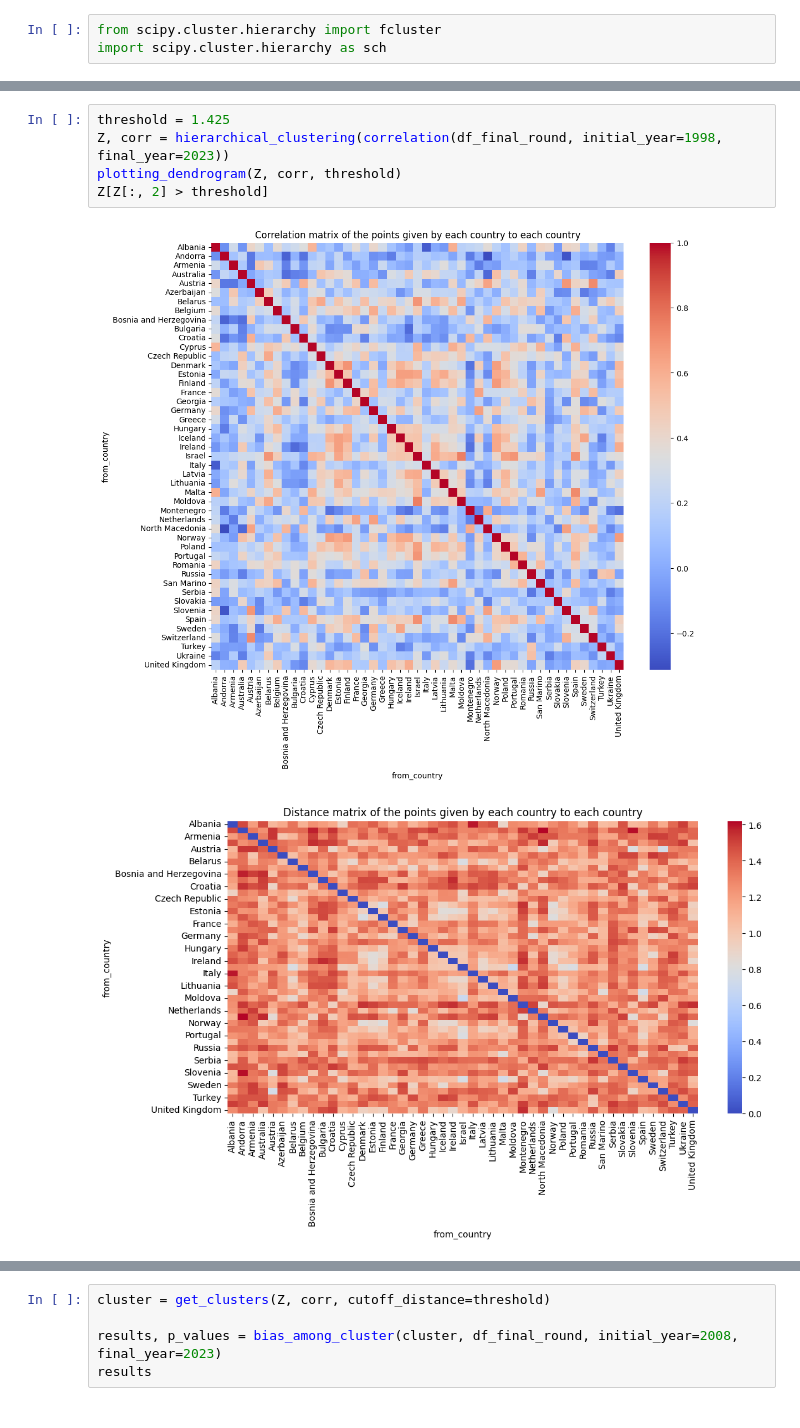
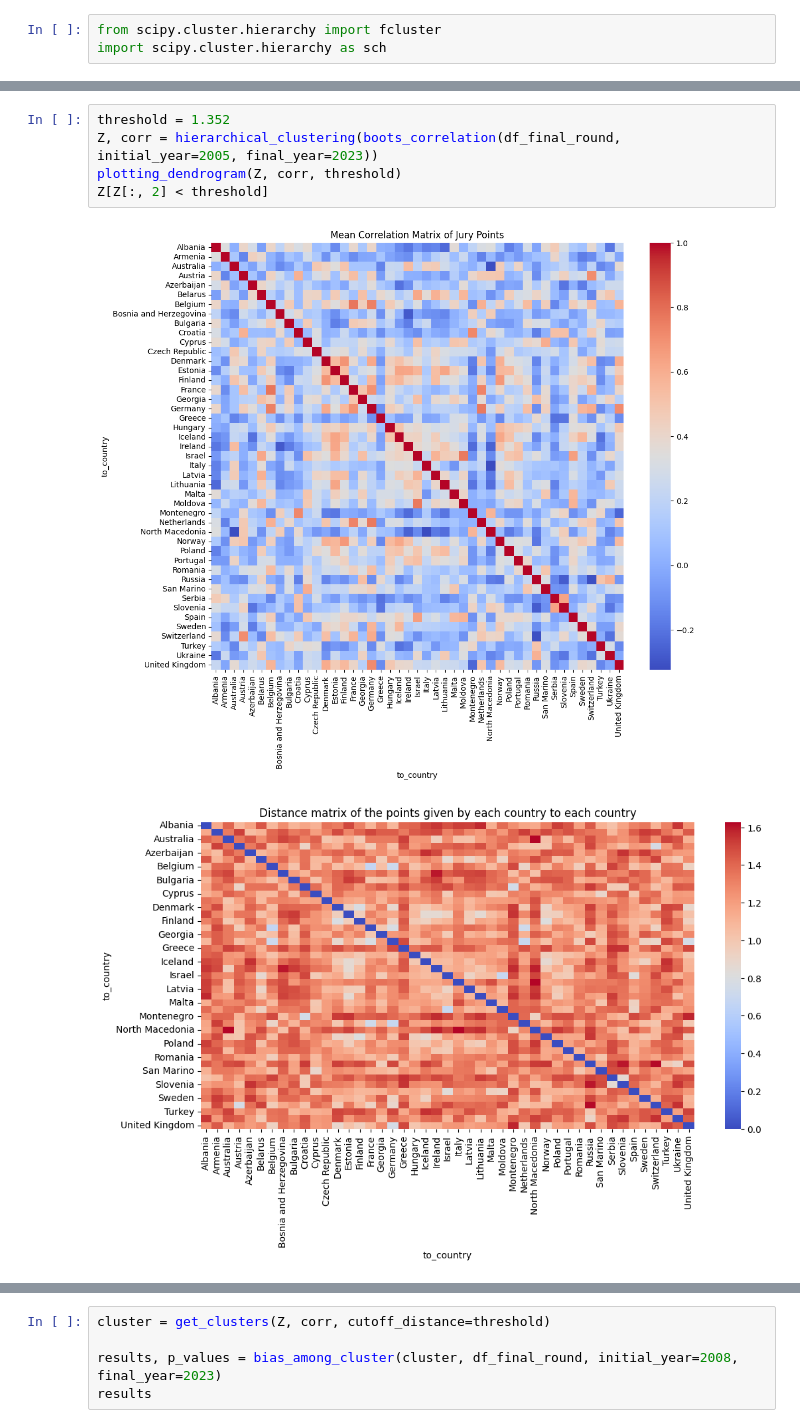
Before and after one commit to Mate1Coll/Eurovision_Contest_Analysis, a Jupyter notebook: Notebook.ipynb, the cells around one changed output, grey strips where cells are left out. Saved outputs shown, nothing was run; the diff lists cells and outputs as text.

```diff
--- a/Notebook.ipynb
+++ b/Notebook.ipynb
@@ -742,10 +788,10 @@ def bias_among_cluster(cluster, df, initial_year, final_year):
 
     return results, p_values
 # %%
-threshold = 1.425
-Z, corr = hierarchical_clustering(correlation(df_final_round, initial_year=1998, final_year=2023))
+threshold = 1.352
+Z, corr = hierarchical_clustering(boots_correlation(df_final_round, initial_year=2005, final_year=2023))
 plotting_dendrogram(Z, corr, threshold)
-Z[Z[:, 2] > threshold]
+Z[Z[:, 2] < threshold]
 # %% [output]
-[figure, old version]
+[figure, new version]
-[figure, old version]
+[figure, new version]
```
Also changed, not shown: parts of 19 cells of this notebook.
